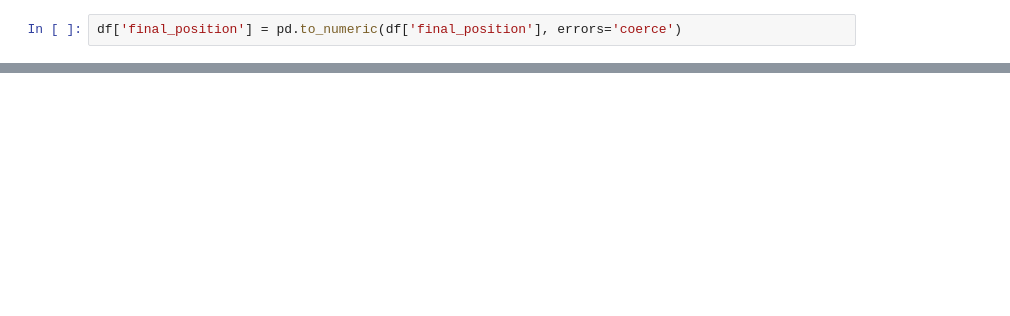
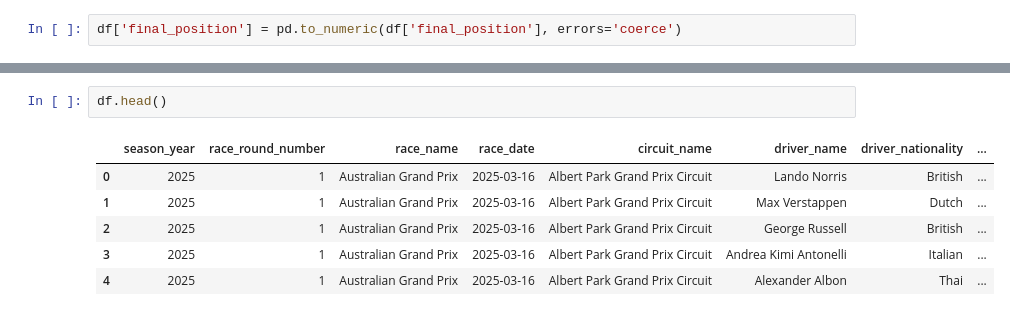
Before and after one commit to divyanshg03/F1-Winner-Prediction, a Jupyter notebook: model.ipynb, the cells around one changed output, grey strips where cells are left out. Saved outputs shown, nothing was run; the diff lists cells and outputs as text; blank space fills up the shorter version.

```diff
--- a/model.ipynb
+++ b/model.ipynb
@@ -47,0 +90,9 @@ df = df.drop(columns=['race_time'],inplace=True)
+# %%
+df.head()
+# %% [output]
+|  | season_year | race_round_number | race_name | race_date | circuit_name | driver_name | driver_nationality | ... |
+| 0 | 2025 | 1 | Australian Grand Prix | 2025-03-16 | Albert Park Grand Prix Circuit | Lando Norris | British | ... |
+| 1 | 2025 | 1 | Australian Grand Prix | 2025-03-16 | Albert Park Grand Prix Circuit | Max Verstappen | Dutch | ... |
+| 2 | 2025 | 1 | Australian Grand Prix | 2025-03-16 | Albert Park Grand Prix Circuit | George Russell | British | ... |
+| 3 | 2025 | 1 | Australian Grand Prix | 2025-03-16 | Albert Park Grand Prix Circuit | Andrea Kimi Antonelli | Italian | ... |
+| 4 | 2025 | 1 | Australian Grand Prix | 2025-03-16 | Albert Park Grand Prix Circuit | Alexander Albon | Thai | ... |
```
Also changed, not shown: parts of 12 cells of this notebook, 3 other files.
